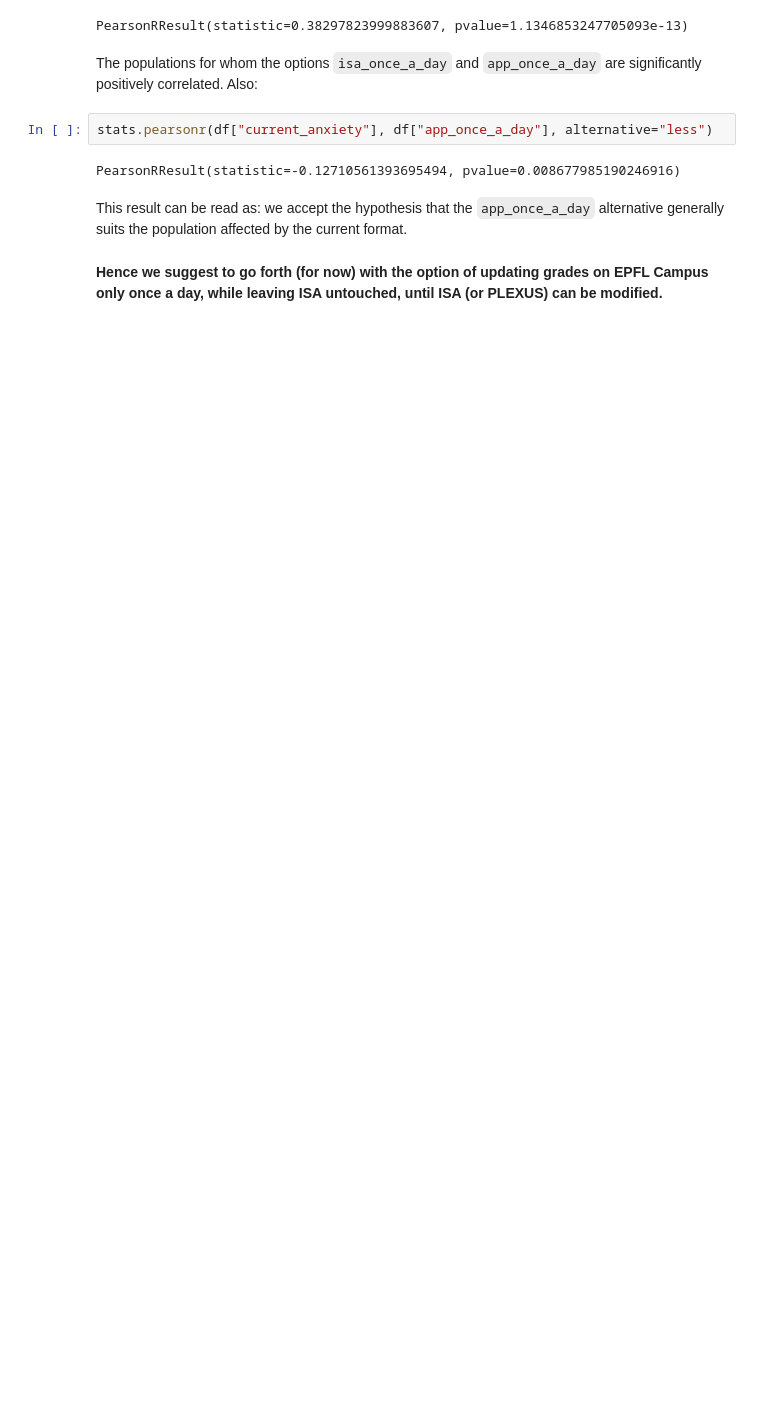
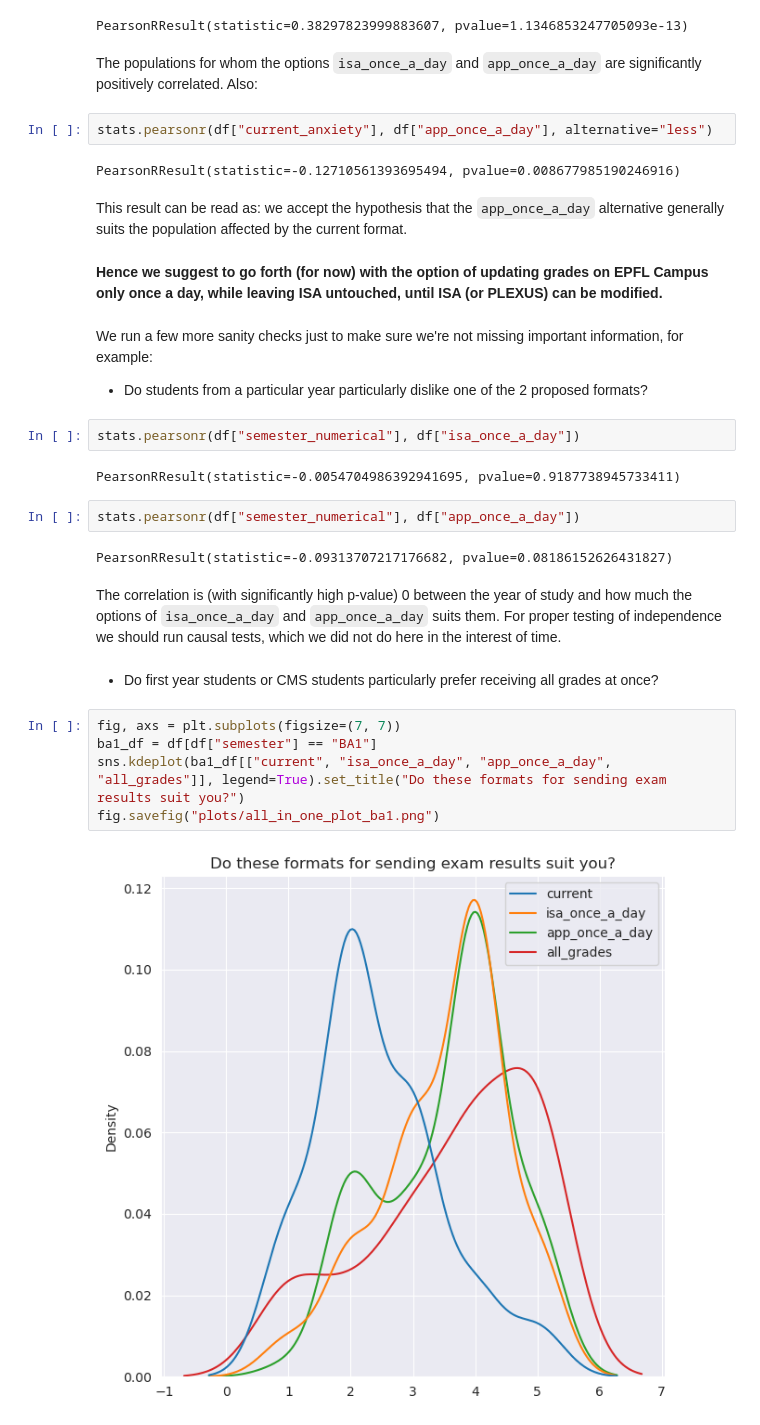
Before and after one commit to Dicedead/EPFL_grades_format, a Jupyter notebook: grades_analysis.ipynb, the cells around one changed output. Drawn from its saved outputs; the diff is of its cells as text; blank space fills up the shorter version.

```diff
--- a/grades_analysis.ipynb
+++ b/grades_analysis.ipynb
@@ -128,3 +134,25 @@ PearsonRResult(statistic=-0.12710561393695494, pvalue=0.008677985190246916)
 This result can be read as: we accept the hypothesis that the ``app_once_a_day`` alternative generally suits the population affected by the current format.
 # %% [markdown]
 **Hence we suggest to go forth (for now) with the option of updating grades on EPFL Campus only once a day, while leaving ISA untouched, until ISA (or PLEXUS) can be modified.**
+# %% [markdown]
+We run a few more sanity checks just to make sure we're not missing important information, for example:
+- Do students from a particular year particularly dislike one of the 2 proposed formats?
+# %%
+stats.pearsonr(df["semester_numerical"], df["isa_once_a_day"])
+# %% [output]
+PearsonRResult(statistic=-0.0054704986392941695, pvalue=0.9187738945733411)
+# %%
+stats.pearsonr(df["semester_numerical"], df["app_once_a_day"])
+# %% [output]
+PearsonRResult(statistic=-0.09313707217176682, pvalue=0.08186152626431827)
+# %% [markdown]
+The correlation is (with significantly high p-value) 0 between the year of study and how much the options of ``isa_once_a_day`` and ``app_once_a_day`` suits them. For proper testing of independence we should run causal tests, which we did not do here in the interest of time.
+# %% [markdown]
+- Do first year students or CMS students particularly prefer receiving all grades at once?
+# %%
+fig, axs = plt.subplots(figsize=(7, 7))
+ba1_df = df[df["semester"] == "BA1"]
+sns.kdeplot(ba1_df[["current", "isa_once_a_day", "app_once_a_day", "all_grades"]], legend=True).set_title("Do these formats for sending exam results suit you?")
+fig.savefig("plots/all_in_one_plot_ba1.png")
+# %% [output]
+[figure, added]
```
Also changed, not shown: parts of 7 cells of this notebook, 3 other files.
